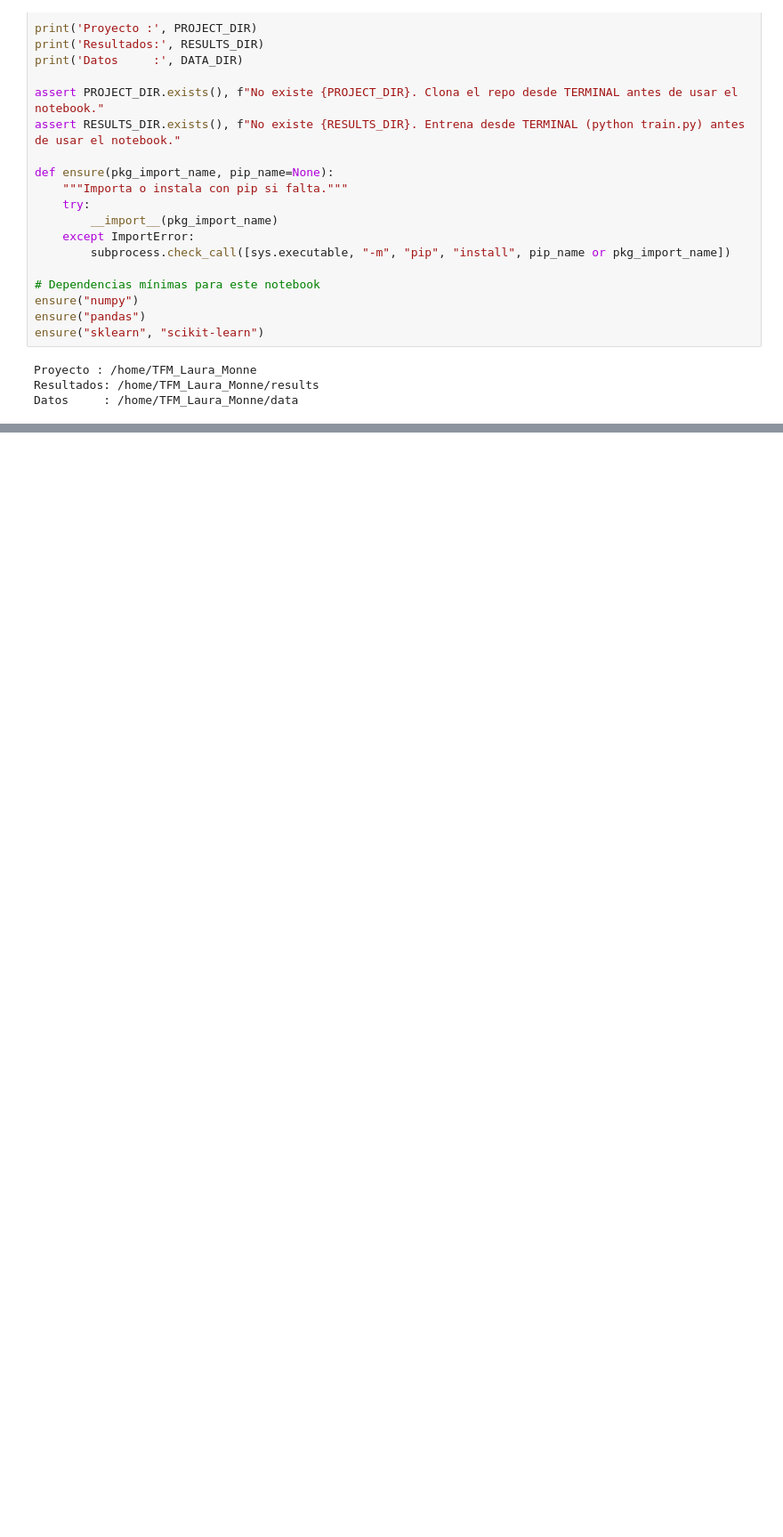
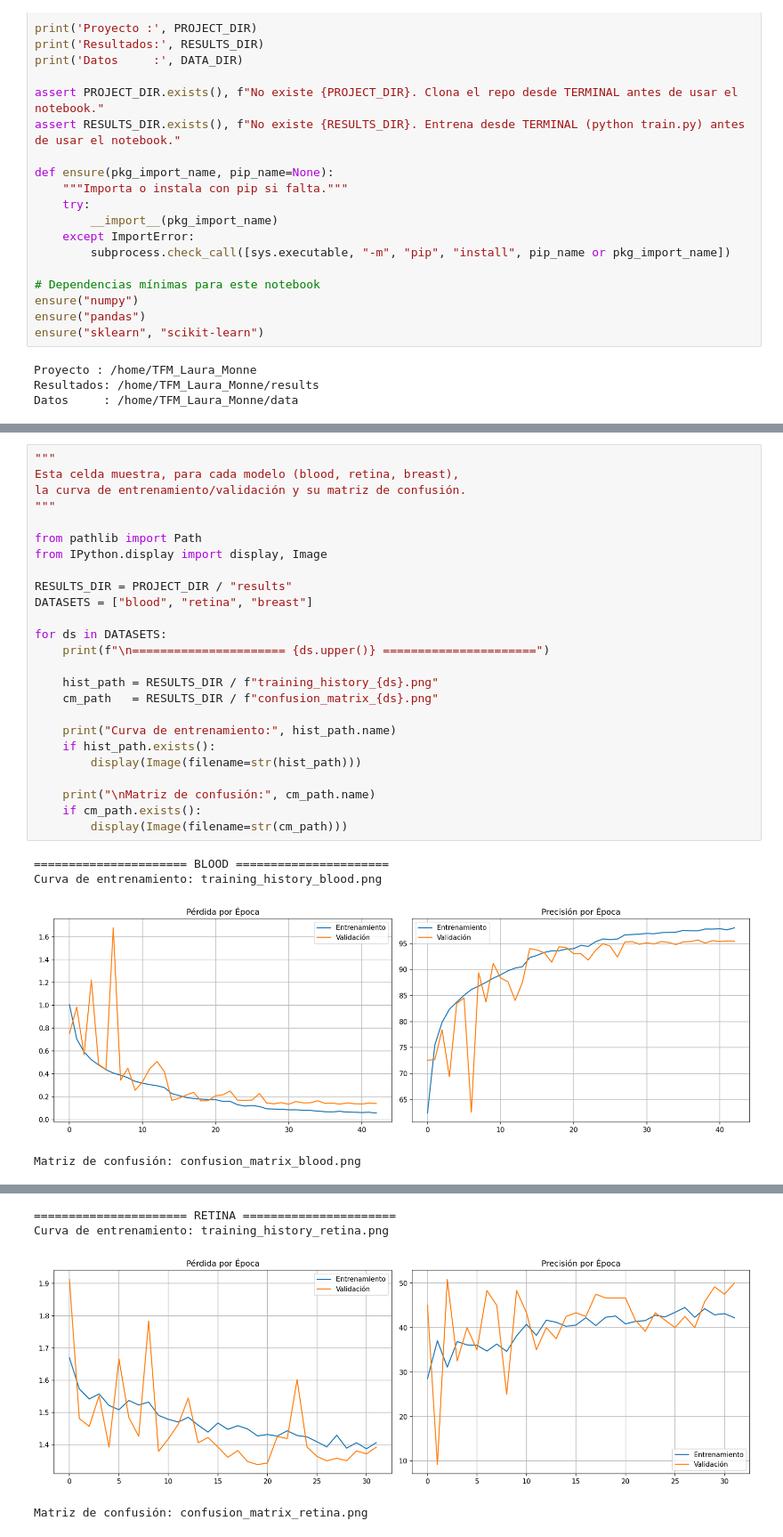
Before and after one commit to LauraMonne/TFM_Laura_Monne, a Jupyter notebook: 1. Notebook entrenamiento ResNet-18.ipynb, the cells around one changed output, grey strips where cells are left out. Shown at 89% size. Cells and saved outputs as stored; diff of their text form; blank space fills up the shorter version.

```diff
--- a/1. Notebook entrenamiento ResNet-18.ipynb
+++ b/1. Notebook entrenamiento ResNet-18.ipynb
@@ -103,0 +272,30 @@ display(Image(filename=str(RESULTS_DIR / 'confusion_matrix.png')))
+# %%
+"""
+Esta celda muestra, para cada modelo (blood, retina, breast),
+la curva de entrenamiento/validación y su matriz de confusión.
+"""
+
+from pathlib import Path
+from IPython.display import display, Image
+
+RESULTS_DIR = PROJECT_DIR / "results"
+DATASETS = ["blood", "retina", "breast"]
+
+for ds in DATASETS:
+    print(f"\n====================== {ds.upper()} ======================")
+
+    hist_path = RESULTS_DIR / f"training_history_{ds}.png"
+    cm_path   = RESULTS_DIR / f"confusion_matrix_{ds}.png"
+
+    print("Curva de entrenamiento:", hist_path.name)
+    if hist_path.exists():
+        display(Image(filename=str(hist_path)))
+
+    print("\nMatriz de confusión:", cm_path.name)
+    if cm_path.exists():
+        display(Image(filename=str(cm_path)))
+# %% [output]
+====================== BLOOD ======================
+Curva de entrenamiento: training_history_blood.png
+[figure, added]
+Matriz de confusión: confusion_matrix_blood.png
@@ -103,0 +303,4 @@ display(Image(filename=str(RESULTS_DIR / 'confusion_matrix.png')))
+====================== RETINA ======================
+Curva de entrenamiento: training_history_retina.png
+[figure, added]
+Matriz de confusión: confusion_matrix_retina.png
```
Also changed, not shown: parts of 15 cells of this notebook, 19 other files.
